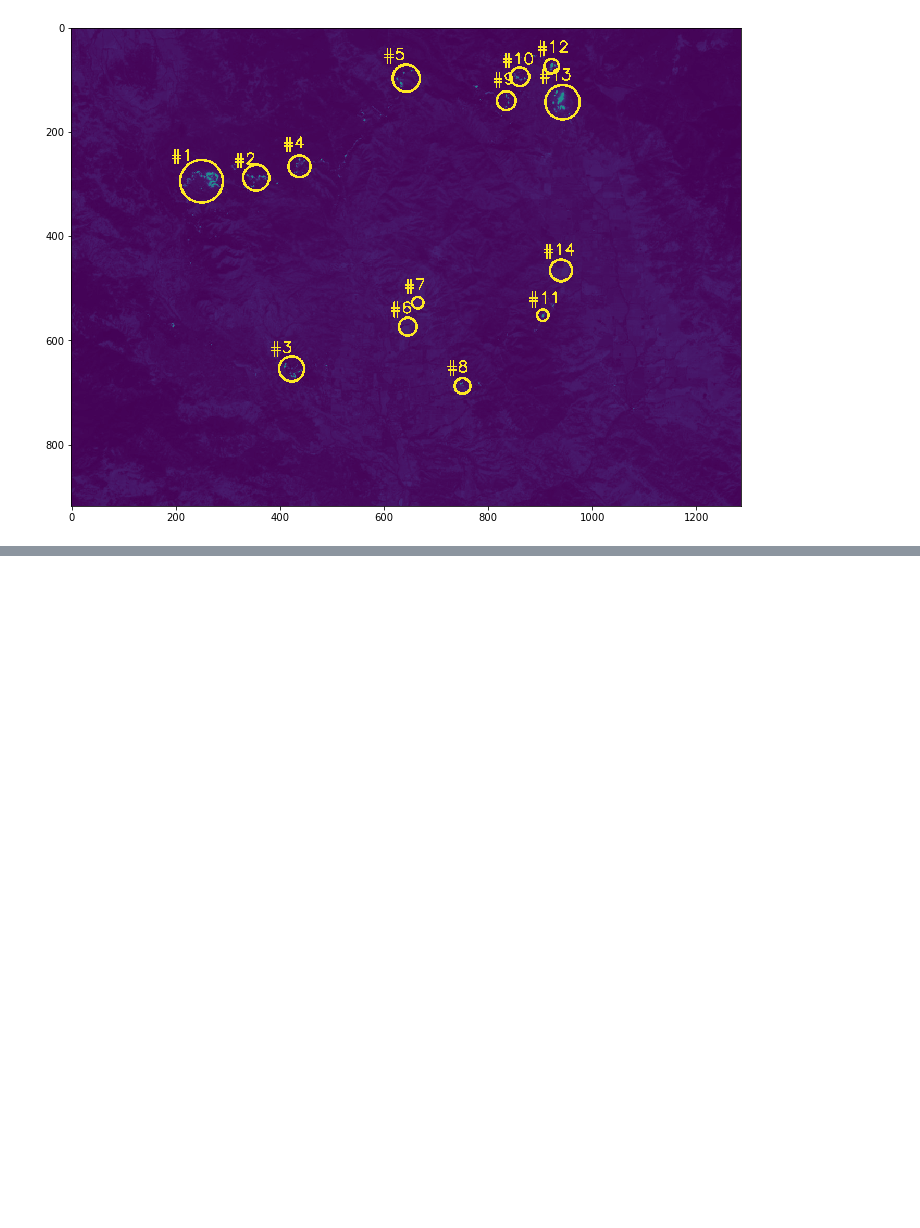
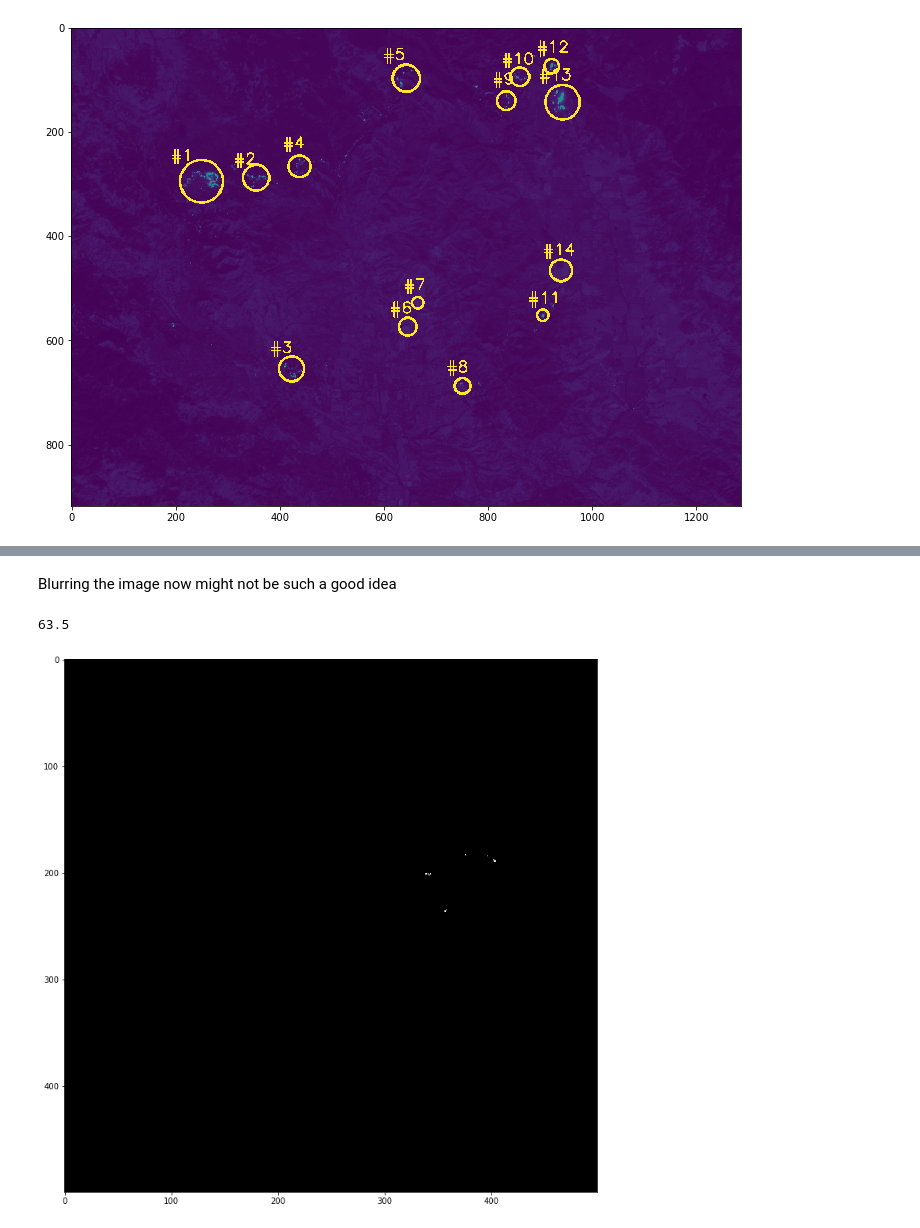
Before and after one commit to eaicompany/EAI-FireComp, a Jupyter notebook: 1.0-fire-challenge1.ipynb, the cells around one changed output, grey strips where cells are left out. Cells and saved outputs as stored; diff of their text form; code cells hidden in the pictures; blank space fills up the shorter version.

```diff
--- a/1.0-fire-challenge1.ipynb
+++ b/1.0-fire-challenge1.ipynb
@@ -131,0 +149,22 @@ Some of the areas found have already burned, and do not have live flames at the
+# %% [markdown]
+Blurring the image now might not be such a good idea
+# %%
+# blurred =
+
+# Adjusting the threshold: what value should we use here?
+
+thresh = cv2.dilate(image, None, iterations=4)
+thresh = cv2.erode(thresh, None, iterations=2)
+# thresh = cv2.dilate(blurred, None, iterations=3)
+
+threshold = np.max([np.max(thresh)*0.50, 50])
+print(threshold)
+
+thresh = cv2.threshold(image, threshold, 255, cv2.THRESH_BINARY)[1]
+
+plt.figure(figsize=(12,24))
+plt.imshow(thresh,cmap='gray')
+plt.show()
+# %% [output]
+63.5
+[figure, added]
```
Also changed, not shown: parts of 5 cells of this notebook.
